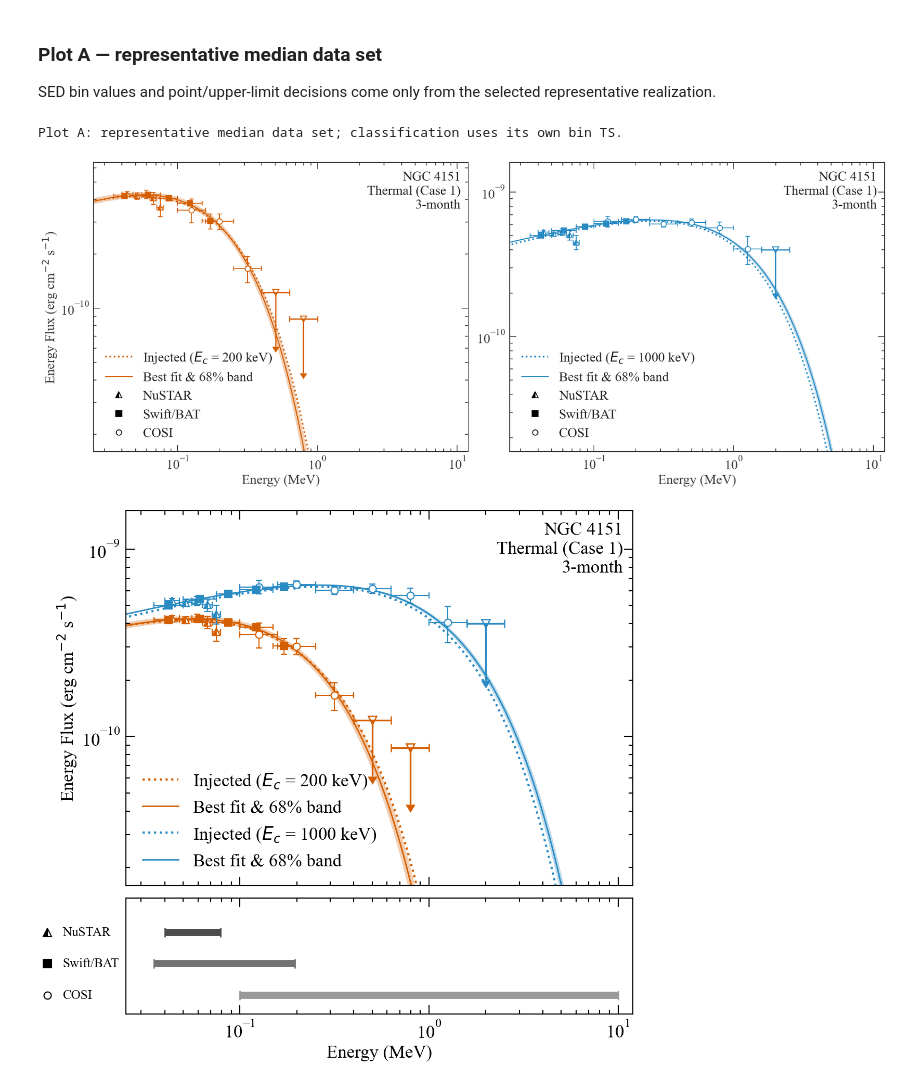
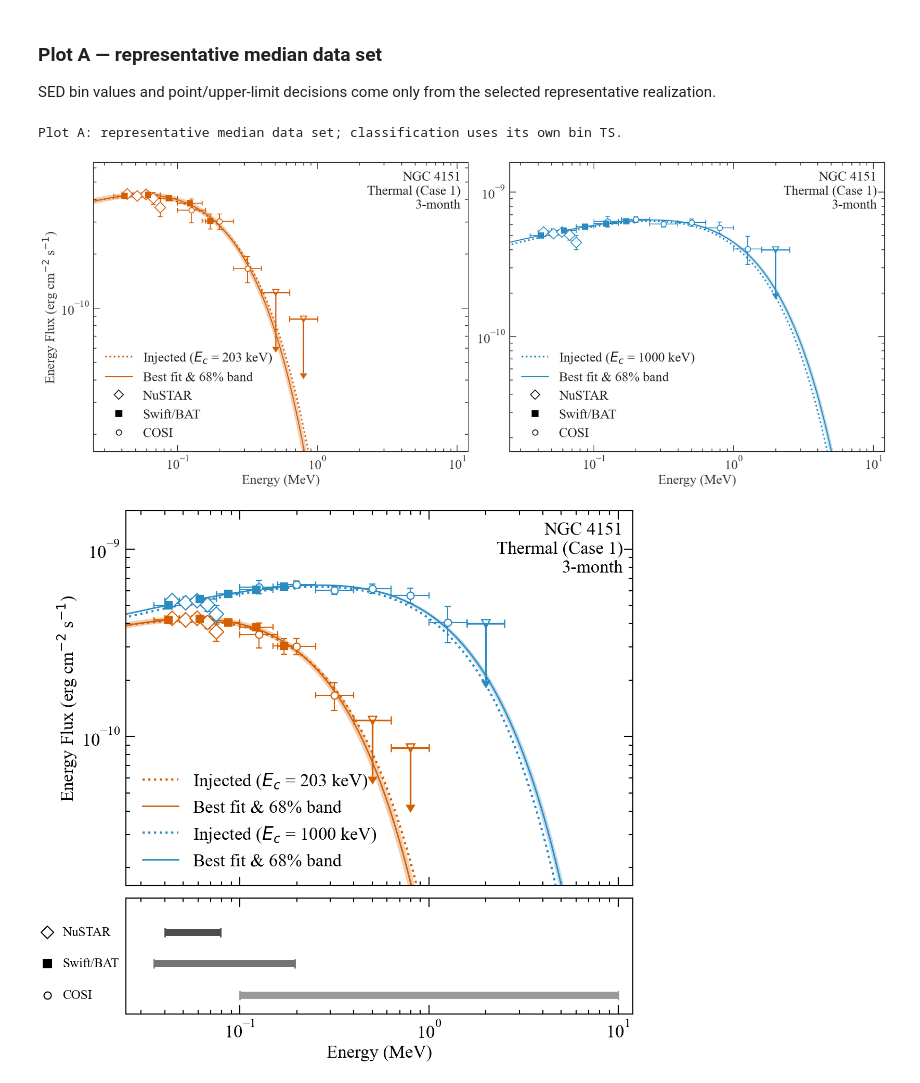
Before and after one commit to parshadkp/cosipy, a Jupyter notebook: docs/tutorials/spectral_fits/continuum_fit/AGN/Fluctuate_True/NGC4151_Paper_Plots_TH_Joint_Fluctuate_True.ipynb, the cells around one changed output. Saved outputs shown, nothing was run; the diff lists cells and outputs as text; code cells hidden in the pictures.

Commit message:
Paper Plots

```diff
--- a/docs/tutorials/spectral_fits/continuum_fit/AGN/Fluctuate_True/NGC4151_Paper_Plots_TH_Joint_Fluctuate_True.ipynb
+++ b/docs/tutorials/spectral_fits/continuum_fit/AGN/Fluctuate_True/NGC4151_Paper_Plots_TH_Joint_Fluctuate_True.ipynb
@@ -2200,8 +2208,8 @@ joint_sed_sources = [
         'fit_1000': has_nustar_fit_1000,
         'df_names_200': ('thermal_nustar_sed_df', 'thermal_nustar_fpma_sed_df', 'thermal_nustar_fpmb_sed_df'),
         'df_names_1000': ('thermal_nustar_sed_df_ec1000', 'thermal_nustar_fpma_sed_df_ec1000', 'thermal_nustar_fpmb_sed_df_ec1000'),
-        'marker': '^',
-        'fillstyle': 'left',
+        'marker': 'D',
+        'fillstyle': 'full',
     },
     {
         'instrument': 'BAT',
@@ -2344,6 +2352,11 @@ panel_configs = [
     },
 ]
 
+def _sed_display_cutoff_keV(ec_label):
+    # The legacy '200' case uses an injected 203 keV cutoff.
+    return 203 if str(ec_label) == '200' else int(ec_label)
+
+
 fig, axes = plt.subplots(1, 2, figsize=(22, 8.5), sharex=True, sharey=False, constrained_layout=True)
 
 for ax, panel in zip(axes, panel_configs):
@@ -2396,9 +2409,9 @@ for ax, panel in zip(axes, panel_configs):
             joint_entry['ul'],
             marker=joint_entry['marker'],
             color=color,
-            facecolor=color,
+            facecolor='white' if joint_entry['instrument'] == 'NuSTAR' else color,
             label='_nolegend_',
-            markersize=10,
+            markersize=14 if joint_entry['instrument'] == 'NuSTAR' else 10,
             fillstyle=joint_entry['fillstyle'],
         )
 
@@ -2415,7 +2428,7 @@ for ax, panel in zip(axes, panel_configs):
             color=color,
             linestyle=':',
             linewidth=3,
-            label=rf'Injected ($E_c$ = {ec_label} keV)',
+            label=rf'Injected ($E_c$ = {_sed_display_cutoff_keV(ec_label)} keV)',
         ),
         plt.Line2D(
             [],
@@ -2441,7 +2454,7 @@ for ax, panel in zip(axes, panel_configs):
                     [],
                     color='black',
                     marker=joint_entry['marker'],
-                    markerfacecolor='black',
+                    markerfacecolor='white' if instrument_name == 'NuSTAR' else 'black',
                     markerfacecoloralt='white',
                     markeredgecolor='black',
                     markeredgewidth=1.5,
@@ -2465,35 +2478,35 @@ for ax, panel in zip(axes, panel_configs):
                 markeredgecolor='black',
                 markeredgewidth=1.5,
                 linestyle='None',
                 markersize=10,
                 label='COSI',
             )
         )
 
     ax.text(
         0.98, 0.97,
         f'NGC 4151\nThermal (Case 1)\n{exposure_4151}-month',
         transform=ax.transAxes,
         ha='right', va='top',
         fontsize=FONT_SIZE,
         fontweight='550',
     )
 
     ax.set_xscale('log')
     ax.set_yscale('log')
     ax.set_xlim(25 * KEV_TO_MEV, (flux_energy_max_keV+2000) * KEV_TO_MEV)
     ax.set_ylim(*panel['y_limits'])
     ax.set_xlabel('Energy (MeV)', fontsize=FONT_SIZE)
     ax.legend(handles=legend_handles, fontsize=FONT_SIZE, loc='lower left', frameon=False)
 
 axes[0].set_ylabel(r'Energy Flux (erg cm$^{-2}$ s$^{-1}$)', fontsize=FONT_SIZE)
 
 save_path = f'/Users/parshadkp/Library/CloudStorage/OneDrive-ClemsonUniversity/Papers/AGN_Corona_EC_New/Plots/Fluctuate_True/NGC4151_ThModel_TH_200_1000_{exposure_4151}Months_BAT_NuSTAR_COSI_SED_RepresentativeMedianDataset.pdf'
-plt.savefig(save_path)
+# plt.savefig(save_path)
 plt.show()
 # %% [output]
 Plot A: representative median data set; classification uses its own bin TS.
-[figure, old version]
+[figure, new version]
 # %%
 # Plot A-style overlay of both cutoff fits for the representative median data set.
 FONT_SIZE = 25
@@ -2641,7 +2654,7 @@ for panel in representative_overlay_panels:
         color=color,
         linestyle=':',
         lw=3,
-        label=rf'Injected ($E_c$ = {ec_label} keV)',
+        label=rf'Injected ($E_c$ = {_sed_display_cutoff_keV(ec_label)} keV)',
     )
     ax.plot(
         energy * KEV_TO_MEV,
@@ -2676,9 +2689,10 @@ for panel in representative_overlay_panels:
             entry['ul'],
             marker=entry['marker'],
             color=color,
-            facecolor=color,
+            facecolor='white' if entry['instrument'] == 'NuSTAR' else color,
             fillstyle=entry['fillstyle'],
             label='_nolegend_',
+            markersize=14 if entry['instrument'] == 'NuSTAR' else 10,
         )
 
 model_handles, model_labels = ax.get_legend_handles_labels()
@@ -2714,7 +2728,7 @@ ax.tick_params(axis='x', which='both', labelbottom=False)
 
 # Derive coverage from the edges of the data bins that are actually plotted.
 coverage_specs = [
-    ('NuSTAR', 'NuSTAR', '#4D4D4D', '^', 'black', 'left', 12),
+    ('NuSTAR', 'NuSTAR', '#4D4D4D', 'D', 'white', 'full', 12),
     ('BAT', 'Swift/BAT', '#737373', 's', 'black', 'full', 12),
     ('COSI', 'COSI', '#999999', 'o', 'white', 'full', 10),
 ]
@@ -2790,4 +2804,4 @@ save_path = f'/Users/parshadkp/Library/CloudStorage/OneDrive-ClemsonUniversity/P
 plt.savefig(save_path)
 plt.show()
 # %% [output]
-[figure, old version]
+[figure, new version]
```
Also changed, not shown: parts of 13 cells of this notebook, 2 other files.
